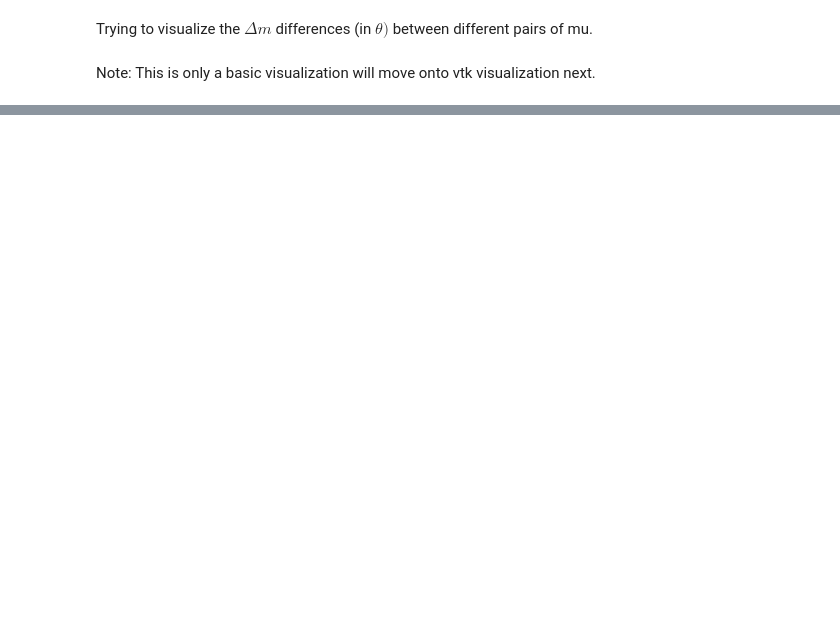
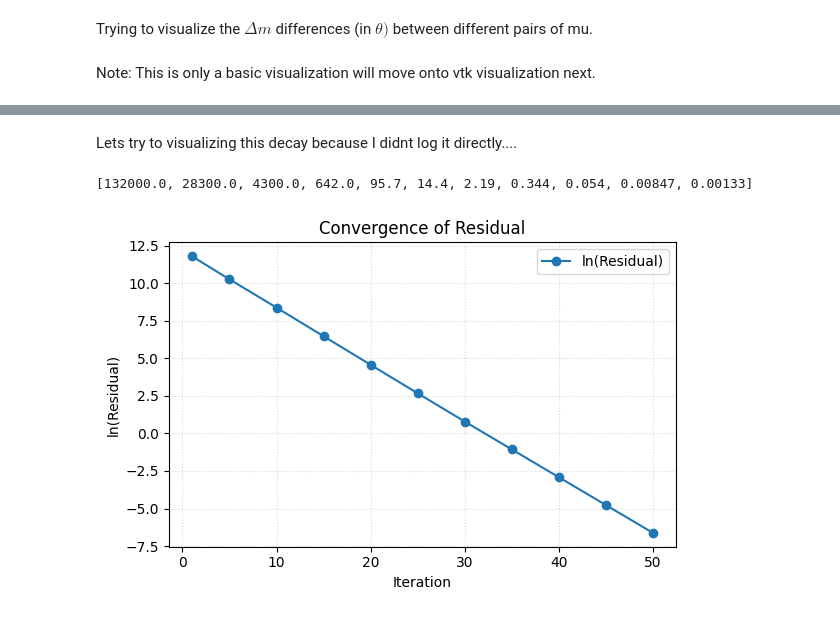
Before and after one commit to armulrich/MUSE, a Jupyter notebook: Attempt_to_Replicate_finite_mu_MUSE.ipynb, the cells around one changed output, grey strips where cells are left out. Drawn from its saved outputs; the diff is of its cells as text; code cells hidden in the pictures; blank space fills up the shorter version.

```diff
--- a/Attempt_to_Replicate_finite_mu_MUSE.ipynb
+++ b/Attempt_to_Replicate_finite_mu_MUSE.ipynb
@@ -155,0 +291,11 @@ Max tilt = 3.013e+01°, 95% = 7.575e+00°, Mean = 2.204e+00°
+# %%
+import numpy as np
+mu0 = 4*np.pi*1e-7 # H/m
+A  = 7.7e-12  # J/m
+Ms = 1.281e6 # A/m
+
+lex = np.sqrt(2*A/(mu0*Ms**2))
+print(f"In the MUSE case we have exchange length: {lex:.3e} m")
+sep_ratio = 4e-3 / lex
+print(f"Separation/exchange_length = {sep_ratio:.3e}")
+print("Which is so large that we can safely neglect the exchange term")
@@ -155,0 +380,51 @@ Max tilt = 3.013e+01°, 95% = 7.575e+00°, Mean = 2.204e+00°
+# %% [markdown]
+Lets try to visualizing this decay because I didnt log it directly....
+# %%
+import re
+import numpy as np
+import matplotlib.pyplot as plt
+
+log_data = """
+9736 magnets are identfied in ./Input/magtense_zot80_3d.csv.
+  iter   1: residual=1.32e+05 | max tilt=  0.90° | max|H_eff|=4.761e+06 A/m
+  iter   5: residual=2.83e+04 | max tilt=  0.17° | max|H_eff|=5.120e+06 A/m
+  iter  10: residual=4.30e+03 | max tilt=  0.02° | max|H_eff|=5.214e+06 A/m
+  iter  15: residual=6.42e+02 | max tilt=  0.00° | max|H_eff|=5.230e+06 A/m
+  iter  20: residual=9.57e+01 | max tilt=  0.00° | max|H_eff|=5.233e+06 A/m
+  iter  25: residual=1.44e+01 | max tilt=  0.00° | max|H_eff|=5.233e+06 A/m
+  iter  30: residual=2.19e+00 | max tilt=  0.00° | max|H_eff|=5.233e+06 A/m
+  iter  35: residual=3.44e-01 | max tilt=  0.00° | max|H_eff|=5.233e+06 A/m
+  iter  40: residual=5.40e-02 | max tilt=  0.00° | max|H_eff|=5.233e+06 A/m
+  iter  45: residual=8.47e-03 | max tilt=  0.00° | max|H_eff|=5.233e+06 A/m
+  iter  50: residual=1.33e-03 | max tilt=  0.00° | max|H_eff|=5.233e+06 A/m
+→  PM_FICUS/FICUS_1.00_1.00.csv written
+"""
+
+# ── Parse with regex ────────────────────────────────────────────────
+pattern = re.compile(
+    r"iter\s+(\d+):\s+residual=([\d.eE+\-]+)\s*\|\s*max tilt=\s*([\d.eE+\-]+)°" ## GPT hepled me with getting this regex... (super useful here)
+)
+iters, resid, tilt = [], [], []
+for line in log_data.splitlines():
+    m = pattern.search(line)
+    if not m:
+        continue
+    iters.append(int(m.group(1)))
+    resid.append(float(m.group(2)))
+    tilt.append(float(m.group(3)))
+print(resid)
+
+iters = np.array(iters)
+resid = np.array(resid)
+plt.figure(figsize=(6, 4))
+plt.plot(iters, np.log(resid), 'o-', label='ln(Residual)')
+plt.xlabel('Iteration')
+plt.ylabel('ln(Residual)')
+plt.title('Convergence of Residual')
+plt.grid(True, ls=':', alpha=0.5)
+plt.legend()
+plt.tight_layout()
+plt.show()
+# %% [output]
+[132000.0, 28300.0, 4300.0, 642.0, 95.7, 14.4, 2.19, 0.344, 0.054, 0.00847, 0.00133]
+[figure, added]
```
Also changed, not shown: parts of 54 cells of this notebook, 4 other files.
